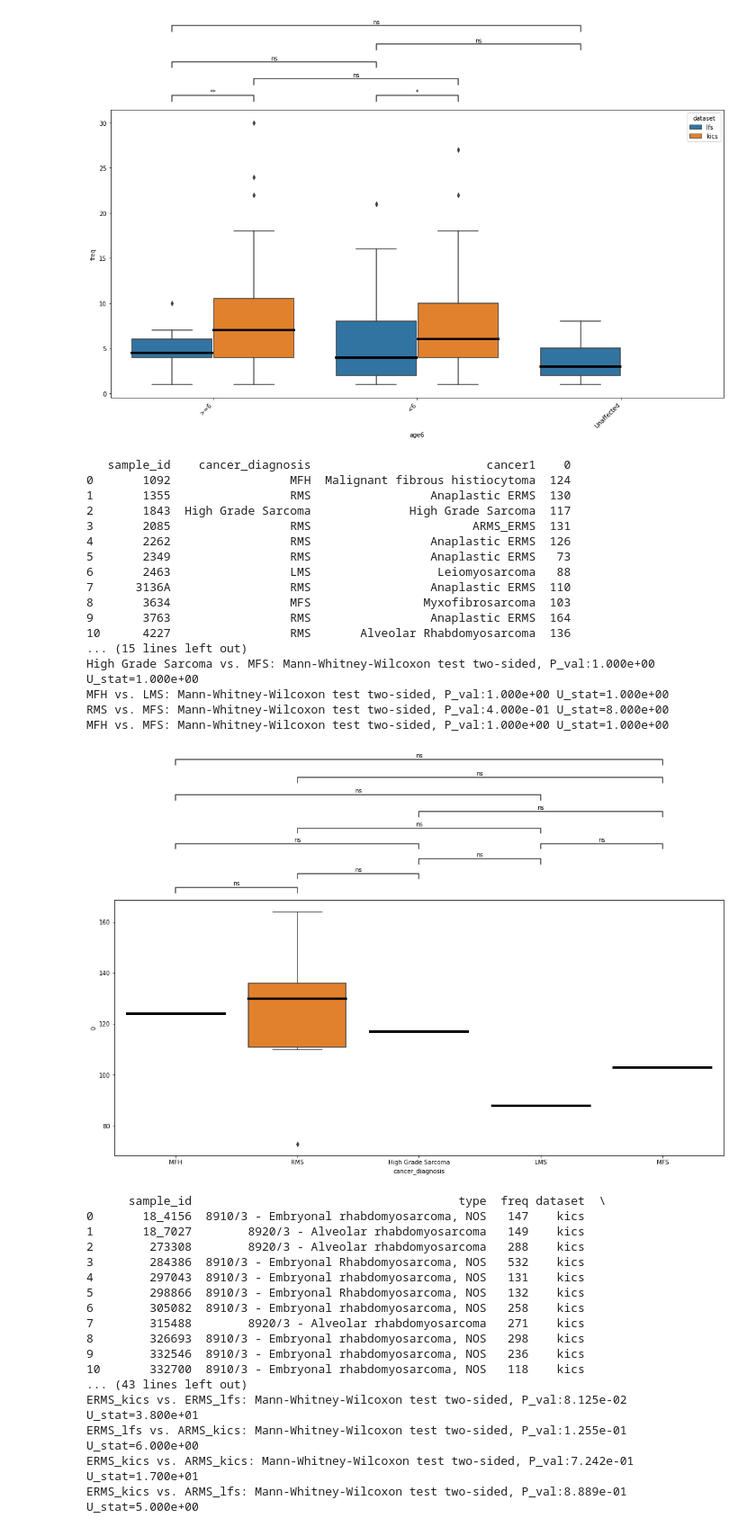
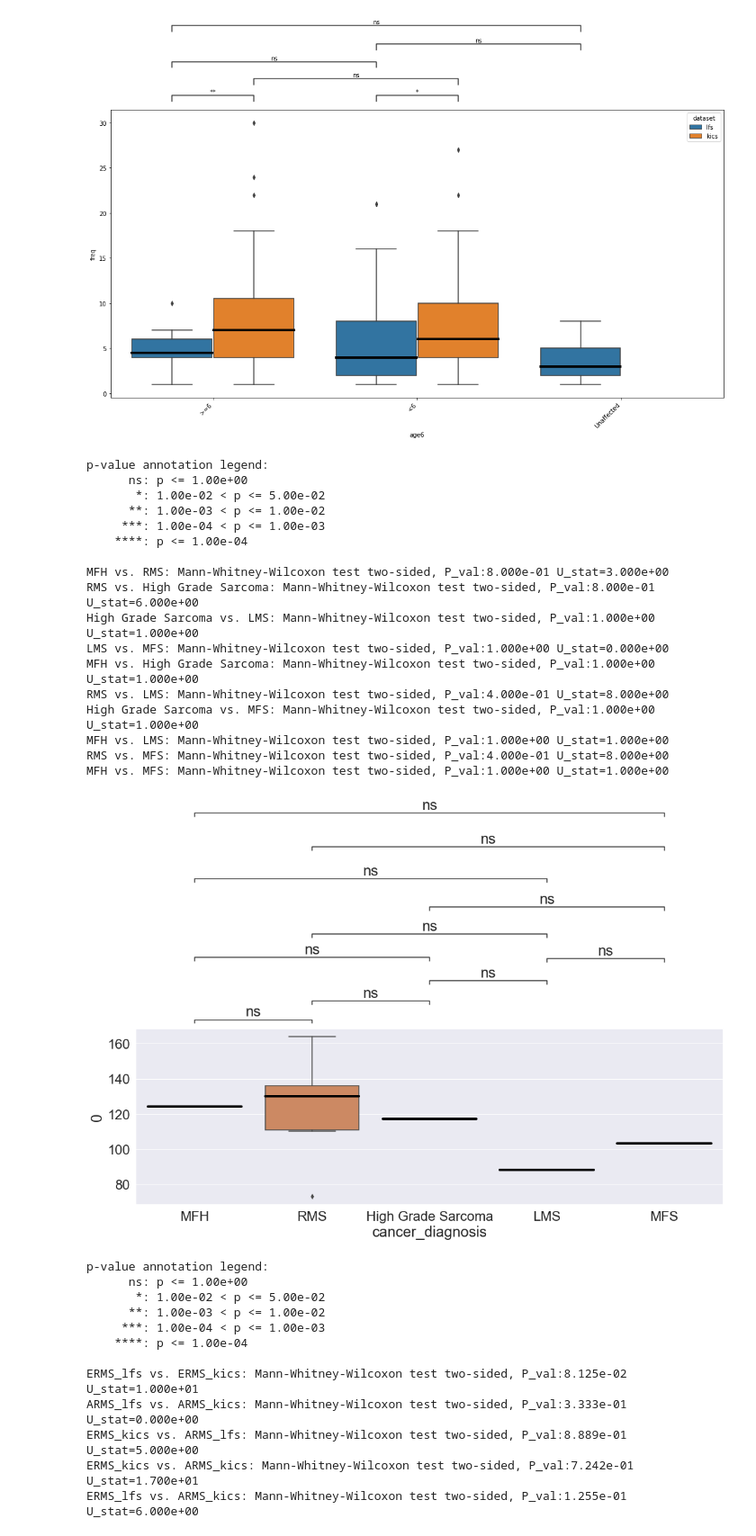
Before and after one commit to vsubasri/Transposable-Elements, a Jupyter notebook: Analysis/Cancer Graphs.ipynb, the cells around one changed output. Shown at 90% size. Drawn from its saved outputs; the diff is of its cells as text; code cells hidden in the pictures.

Commit message:
Working Genomic Location Graphs - Uncommented

```diff
--- a/Analysis/Cancer Graphs.ipynb
+++ b/Analysis/Cancer Graphs.ipynb
@@ -1177,62 +1153,59 @@ annot.configure(test='Mann-Whitney',
 annot.apply_and_annotate()
 plt.show()
 
 rmsLDf = rmsLDf.loc[rmsLDf['cancer_diagnosis']=='RMS']
 rmsLDf = rmsLDf.drop(['tissue_type','cancer_diagnosis'], axis=1).groupby(['sample_id']).value_counts().to_frame().reset_index()
 rmsLDf['dataset']='lfs'
 
 rmsLDf = rmsLDf.rename(columns={'cancer1': 'type',0:'freq'})
 rmsKDf = rmsKDf.rename(columns={'ICDO-diagnosis':'type', 0:'freq'})
 
 rmsLDf['rms_type'] = rmsLDf.apply(lambda row: rmsType(row), axis=1)
 rmsKDf['rms_type'] = rmsKDf.apply(lambda row: rmsType(row), axis=1)
 
-mergedRMS = pd.concat([rmsKDf,rmsLDf])
+mergedRMS = pd.concat([rmsLDf,rmsKDf])
 
 bx = sns.boxplot(data=mergedRMS, x='rms_type', y='freq',hue = 'dataset', medianprops={"linewidth": 2, 'color':'black'})
 
 listPairing = [(('ERMS','kics'),('ERMS','lfs')), (('ERMS','kics'),('ARMS','lfs')),
                (('ARMS','kics'),('ERMS','lfs')), (('ARMS','kics'),('ARMS','lfs')),
                (('ARMS','kics'),('ERMS','kics'))]
 
+sns.set(font_scale=2)
+
 annot = Annotator(bx, listPairing, data=mergedRMS, x='rms_type', y='freq',hue = 'dataset')
 annot.configure(test='Mann-Whitney',
                     text_format='star', loc='outside', verbose=2)
 annot.apply_and_annotate()
 plt.show()
 # %% [output]
-   sample_id    cancer_diagnosis                         cancer1    0
-0       1092                 MFH  Malignant fibrous histiocytoma  124
-1       1355                 RMS                 Anaplastic ERMS  130
-2       1843  High Grade Sarcoma              High Grade Sarcoma  117
-3       2085                 RMS                       ARMS_ERMS  131
-4       2262                 RMS                 Anaplastic ERMS  126
-5       2349                 RMS                 Anaplastic ERMS   73
-6       2463                 LMS                  Leiomyosarcoma   88
-7      3136A                 RMS                 Anaplastic ERMS  110
-8       3634                 MFS                Myxofibrosarcoma  103
-9       3763                 RMS                 Anaplastic ERMS  164
-10      4227                 RMS       Alveolar Rhabdomyosarcoma  136
-... (15 lines left out)
+p-value annotation legend:
+      ns: p <= 1.00e+00
+       *: 1.00e-02 < p <= 5.00e-02
+      **: 1.00e-03 < p <= 1.00e-02
+     ***: 1.00e-04 < p <= 1.00e-03
+    ****: p <= 1.00e-04
+
+MFH vs. RMS: Mann-Whitney-Wilcoxon test two-sided, P_val:8.000e-01 U_stat=3.000e+00
+RMS vs. High Grade Sarcoma: Mann-Whitney-Wilcoxon test two-sided, P_val:8.000e-01 U_stat=6.000e+00
+High Grade Sarcoma vs. LMS: Mann-Whitney-Wilcoxon test two-sided, P_val:1.000e+00 U_stat=1.000e+00
+LMS vs. MFS: Mann-Whitney-Wilcoxon test two-sided, P_val:1.000e+00 U_stat=0.000e+00
+MFH vs. High Grade Sarcoma: Mann-Whitney-Wilcoxon test two-sided, P_val:1.000e+00 U_stat=1.000e+00
+RMS vs. LMS: Mann-Whitney-Wilcoxon test two-sided, P_val:4.000e-01 U_stat=8.000e+00
 High Grade Sarcoma vs. MFS: Mann-Whitney-Wilcoxon test two-sided, P_val:1.000e+00 U_stat=1.000e+00
 MFH vs. LMS: Mann-Whitney-Wilcoxon test two-sided, P_val:1.000e+00 U_stat=1.000e+00
 RMS vs. MFS: Mann-Whitney-Wilcoxon test two-sided, P_val:4.000e-01 U_stat=8.000e+00
 MFH vs. MFS: Mann-Whitney-Wilcoxon test two-sided, P_val:1.000e+00 U_stat=1.000e+00
-[figure, old version]
+[figure, new version]
-      sample_id                                      type  freq dataset  \
-0       18_4156  8910/3 - Embryonal rhabdomyosarcoma, NOS   147    kics
-1       18_7027        8920/3 - Alveolar rhabdomyosarcoma   149    kics
-2        273308        8920/3 - Alveolar rhabdomyosarcoma   288    kics
-3        284386  8910/3 - Embryonal Rhabdomyosarcoma, NOS   532    kics
-4        297043  8910/3 - Embryonal rhabdomyosarcoma, NOS   131    kics
-5        298866  8910/3 - Embryonal Rhabdomyosarcoma, NOS   132    kics
-6        305082  8910/3 - Embryonal rhabdomyosarcoma, NOS   258    kics
-7        315488        8920/3 - Alveolar rhabdomyosarcoma   271    kics
-8        326693  8910/3 - Embryonal rhabdomyosarcoma, NOS   298    kics
-9        332546  8910/3 - Embryonal rhabdomyosarcoma, NOS   236    kics
-10       332700  8910/3 - Embryonal rhabdomyosarcoma, NOS   118    kics
-... (43 lines left out)
-ERMS_kics vs. ERMS_lfs: Mann-Whitney-Wilcoxon test two-sided, P_val:8.125e-02 U_stat=3.800e+01
+p-value annotation legend:
+      ns: p <= 1.00e+00
+       *: 1.00e-02 < p <= 5.00e-02
+      **: 1.00e-03 < p <= 1.00e-02
+     ***: 1.00e-04 < p <= 1.00e-03
+    ****: p <= 1.00e-04
+
+ERMS_lfs vs. ERMS_kics: Mann-Whitney-Wilcoxon test two-sided, P_val:8.125e-02 U_stat=1.000e+01
+ARMS_lfs vs. ARMS_kics: Mann-Whitney-Wilcoxon test two-sided, P_val:3.333e-01 U_stat=0.000e+00
+ERMS_kics vs. ARMS_lfs: Mann-Whitney-Wilcoxon test two-sided, P_val:8.889e-01 U_stat=5.000e+00
+ERMS_kics vs. ARMS_kics: Mann-Whitney-Wilcoxon test two-sided, P_val:7.242e-01 U_stat=1.700e+01
 ERMS_lfs vs. ARMS_kics: Mann-Whitney-Wilcoxon test two-sided, P_val:1.255e-01 U_stat=6.000e+00
-ERMS_kics vs. ARMS_kics: Mann-Whitney-Wilcoxon test two-sided, P_val:7.242e-01 U_stat=1.700e+01
-ERMS_kics vs. ARMS_lfs: Mann-Whitney-Wilcoxon test two-sided, P_val:8.889e-01 U_stat=5.000e+00
```
Also changed, not shown: parts of 14 cells of this notebook, 2 other files.
